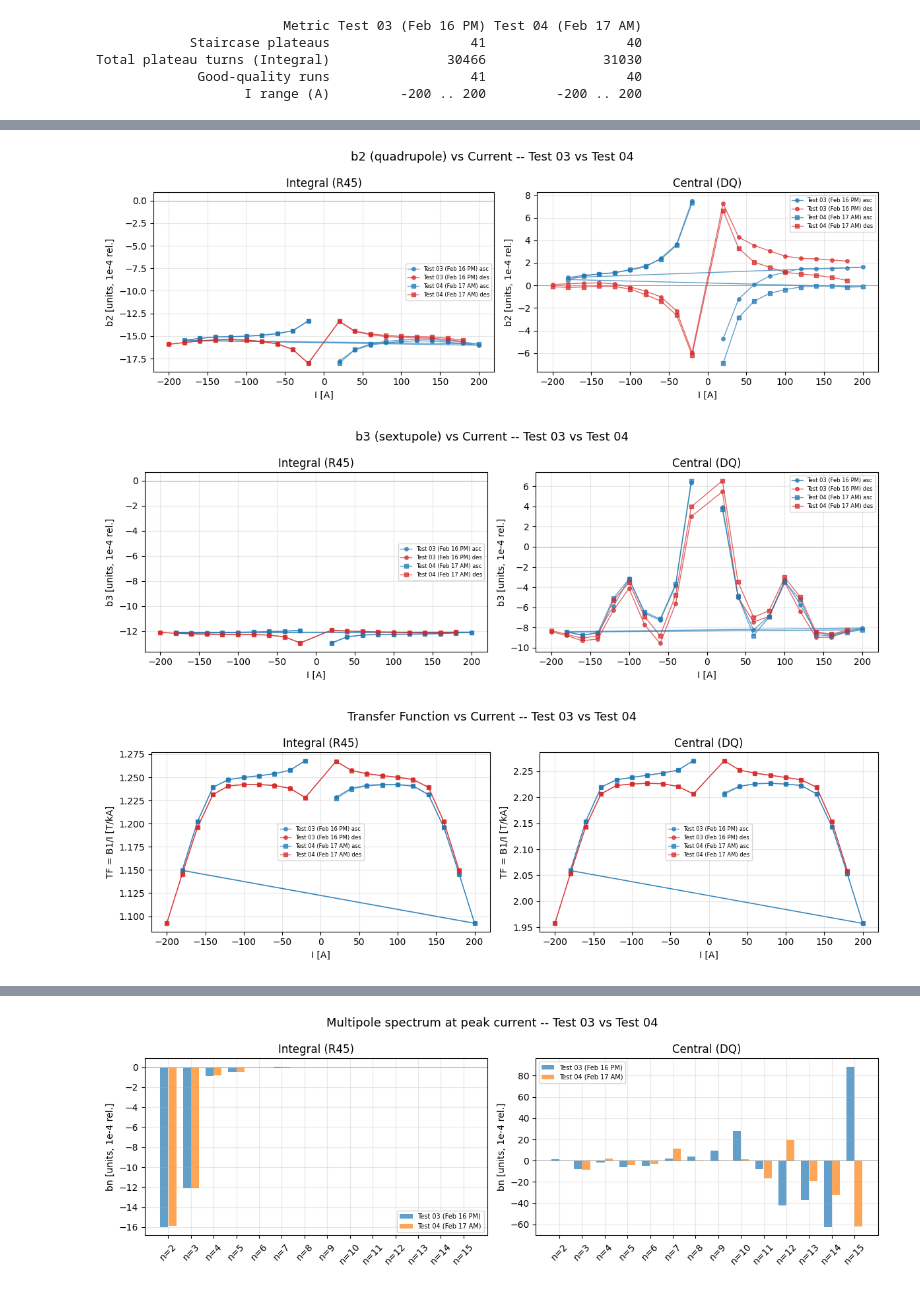
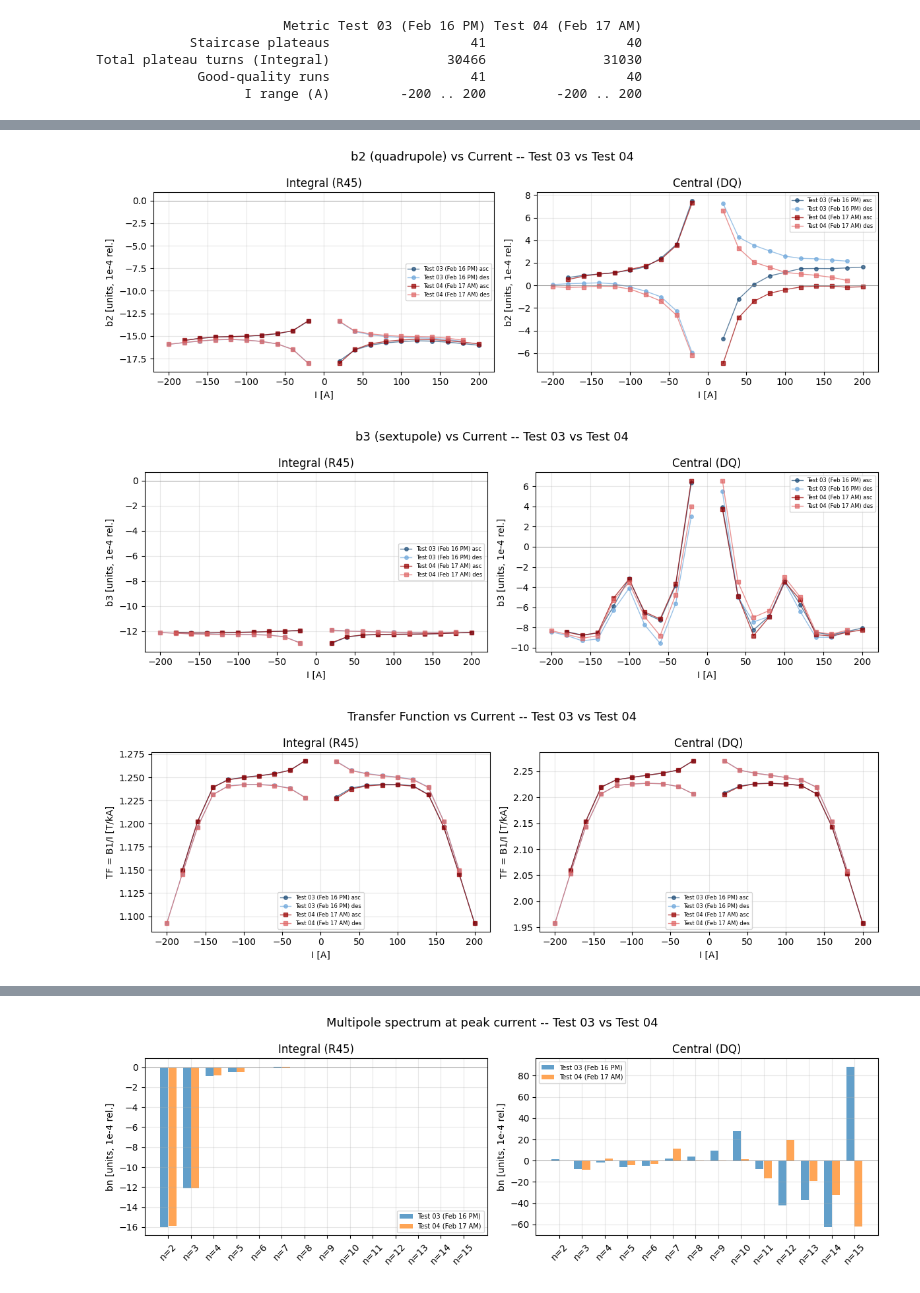
Before and after one commit to albellel/rotating-coil-analyzer, a Jupyter notebook: rotating_coil_analyzer/notebooks/LEAR_MC62/comparison/2026-02-17_03_vs_04_reproducibility.ipynb, the cells around one changed output, grey strips where cells are left out. Drawn from its saved outputs; the diff is of its cells as text; code cells hidden in the pictures.

Commit message:
new plots

```diff
--- a/rotating_coil_analyzer/notebooks/LEAR_MC62/comparison/2026-02-17_03_vs_04_reproducibility.ipynb
+++ b/rotating_coil_analyzer/notebooks/LEAR_MC62/comparison/2026-02-17_03_vs_04_reproducibility.ipynb
@@ -385,15 +395,25 @@ fig, axes = plt.subplots(1, 2, figsize=(12, 4))
 
 for ax, s03, s04, seg in [(axes[0], summ03_int, summ04_int, "Integral (R45)"),
                            (axes[1], summ03_cen, summ04_cen, "Central (DQ)")]:
-    for summ, lbl, marker in [(s03, LABEL_03, "o"), (s04, LABEL_04, "s")]:
+    for summ, lbl, marker, c_asc, c_desc in [
+        (s03, LABEL_03, "o", "#1f4e79", "#6fa8dc"),
+        (s04, LABEL_04, "s", "#990000", "#e06666"),
+    ]:
         good = summ[summ["quality"] == "good"]
-        good = good[good["I_nom"].abs() > 2]  # exclude I ≈ 0 plateaus
-        for br, color in [("ascending", "tab:blue"), ("descending", "tab:red")]:
+        good = good[good["I_nom"].abs() > 2]
+        for br, color in [("ascending", c_asc), ("descending", c_desc)]:
             mask = good["branch"] == br
             if mask.any():
-                ax.plot(good.loc[mask, "I_nom"], good.loc[mask, "b2_units_mean"],
-                        marker=marker, ms=4, lw=1, alpha=0.7,
-                        color=color, label=f"{lbl} {br[:3]}")
+                br_data = good.loc[mask].sort_values("run_id")
+                I_vals = br_data["I_nom"].values
+                breaks = [0] + [i for i in range(1, len(I_vals))
+                                if abs(I_vals[i] - I_vals[i-1]) > 30] + [len(I_vals)]
+                for j in range(len(breaks) - 1):
+                    seg_data = br_data.iloc[breaks[j]:breaks[j+1]]
+                    ax.plot(seg_data["I_nom"], seg_data["b2_units_mean"],
+                            marker=marker, ms=4, lw=1, alpha=0.7,
+                            color=color,
+                            label=f"{lbl} {br[:3]}" if j == 0 else "")
     ax.set_xlabel("I [A]")
     ax.set_ylabel("b2 [units, 1e-4 rel.]")
     ax.set_title(seg)
@@ -404,21 +424,31 @@ fig.suptitle("b2 (quadrupole) vs Current -- Test 03 vs Test 04", fontsize=13)
 fig.tight_layout()
 plt.show()
 # %% [output]
-[figure, old version]
+[figure, new version]
 # %%
 fig, axes = plt.subplots(1, 2, figsize=(12, 4))
 
 for ax, s03, s04, seg in [(axes[0], summ03_int, summ04_int, "Integral (R45)"),
                            (axes[1], summ03_cen, summ04_cen, "Central (DQ)")]:
-    for summ, lbl, marker in [(s03, LABEL_03, "o"), (s04, LABEL_04, "s")]:
+    for summ, lbl, marker, c_asc, c_desc in [
+        (s03, LABEL_03, "o", "#1f4e79", "#6fa8dc"),
+        (s04, LABEL_04, "s", "#990000", "#e06666"),
+    ]:
         good = summ[summ["quality"] == "good"]
-        good = good[good["I_nom"].abs() > 2]  # exclude I ≈ 0 plateaus
-        for br, color in [("ascending", "tab:blue"), ("descending", "tab:red")]:
+        good = good[good["I_nom"].abs() > 2]
+        for br, color in [("ascending", c_asc), ("descending", c_desc)]:
             mask = good["branch"] == br
             if mask.any():
-                ax.plot(good.loc[mask, "I_nom"], good.loc[mask, "b3_units_mean"],
-                        marker=marker, ms=4, lw=1, alpha=0.7,
-                        color=color, label=f"{lbl} {br[:3]}")
+                br_data = good.loc[mask].sort_values("run_id")
+                I_vals = br_data["I_nom"].values
+                breaks = [0] + [i for i in range(1, len(I_vals))
+                                if abs(I_vals[i] - I_vals[i-1]) > 30] + [len(I_vals)]
+                for j in range(len(breaks) - 1):
+                    seg_data = br_data.iloc[breaks[j]:breaks[j+1]]
+                    ax.plot(seg_data["I_nom"], seg_data["b3_units_mean"],
+                            marker=marker, ms=4, lw=1, alpha=0.7,
+                            color=color,
+                            label=f"{lbl} {br[:3]}" if j == 0 else "")
     ax.set_xlabel("I [A]")
     ax.set_ylabel("b3 [units, 1e-4 rel.]")
     ax.set_title(seg)
@@ -429,31 +459,41 @@ fig.suptitle("b3 (sextupole) vs Current -- Test 03 vs Test 04", fontsize=13)
 fig.tight_layout()
 plt.show()
 # %% [output]
-[figure, old version]
+[figure, new version]
 # %%
 fig, axes = plt.subplots(1, 2, figsize=(12, 4))
 
 for ax, s03, s04, seg in [(axes[0], summ03_int, summ04_int, "Integral (R45)"),
                            (axes[1], summ03_cen, summ04_cen, "Central (DQ)")]:
-    for summ, lbl, marker in [(s03, LABEL_03, "o"), (s04, LABEL_04, "s")]:
+    for summ, lbl, marker, c_asc, c_desc in [
+        (s03, LABEL_03, "o", "#1f4e79", "#6fa8dc"),
+        (s04, LABEL_04, "s", "#990000", "#e06666"),
+    ]:
         good = summ[summ["quality"] == "good"]
-        good = good[good["I_nom"].abs() > 2]  # exclude I ≈ 0 plateaus
-        for br, color in [("ascending", "tab:blue"), ("descending", "tab:red")]:
+        good = good[good["I_nom"].abs() > 2]
+        for br, color in [("ascending", c_asc), ("descending", c_desc)]:
             mask = good["branch"] == br
             if mask.any():
-                ax.plot(good.loc[mask, "I_nom"], good.loc[mask, "TF"],
-                        marker=marker, ms=4, lw=1, alpha=0.7,
-                        color=color, label=f"{lbl} {br[:3]}")
+                br_data = good.loc[mask].sort_values("run_id")
+                I_vals = br_data["I_nom"].values
+                breaks = [0] + [i for i in range(1, len(I_vals))
+                                if abs(I_vals[i] - I_vals[i-1]) > 30] + [len(I_vals)]
+                for j in range(len(breaks) - 1):
+                    seg_data = br_data.iloc[breaks[j]:breaks[j+1]]
+                    ax.plot(seg_data["I_nom"], seg_data["TF"],
+                            marker=marker, ms=4, lw=1, alpha=0.7,
+                            color=color,
+                            label=f"{lbl} {br[:3]}" if j == 0 else "")
     ax.set_xlabel("I [A]")
     ax.set_ylabel("TF = B1/I [T/kA]")
     ax.set_title(seg)
     ax.legend(fontsize=6)
 
 fig.suptitle("Transfer Function vs Current -- Test 03 vs Test 04", fontsize=13)
 fig.tight_layout()
 plt.show()
 # %% [output]
-[figure, old version]
+[figure, new version]
 # %%
 # Merge summaries by (I_nom, branch) for Integral PCB
 def merge_summaries(s03, s04):
```
Also changed, not shown: parts of 2 cells of this notebook, 8 other files.
